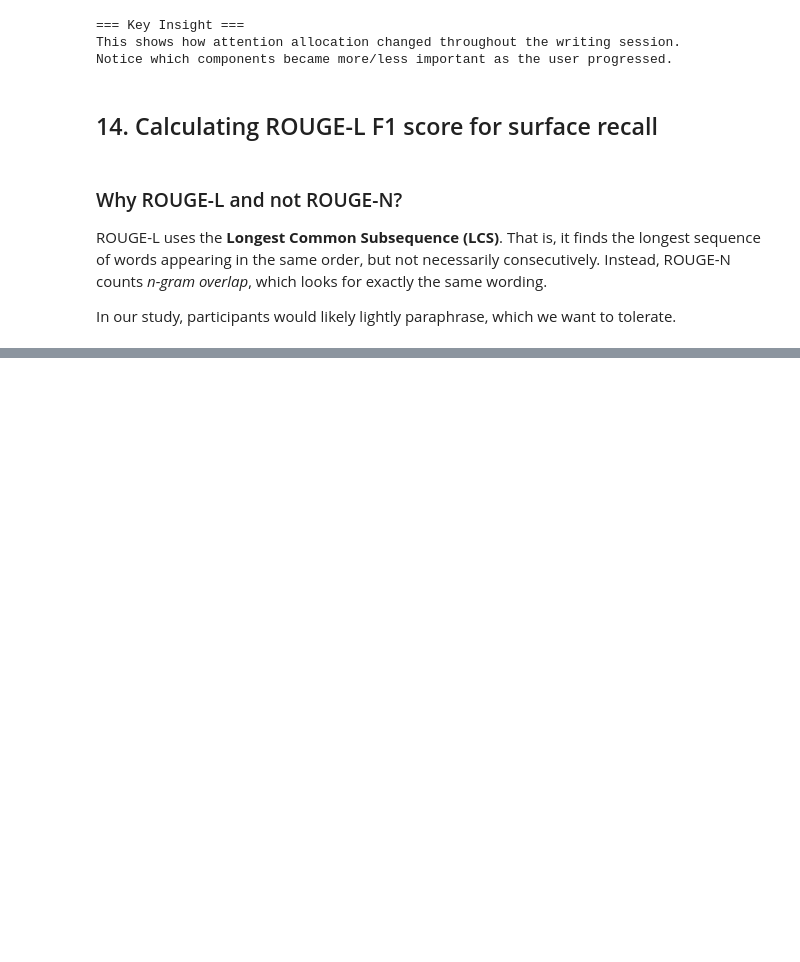
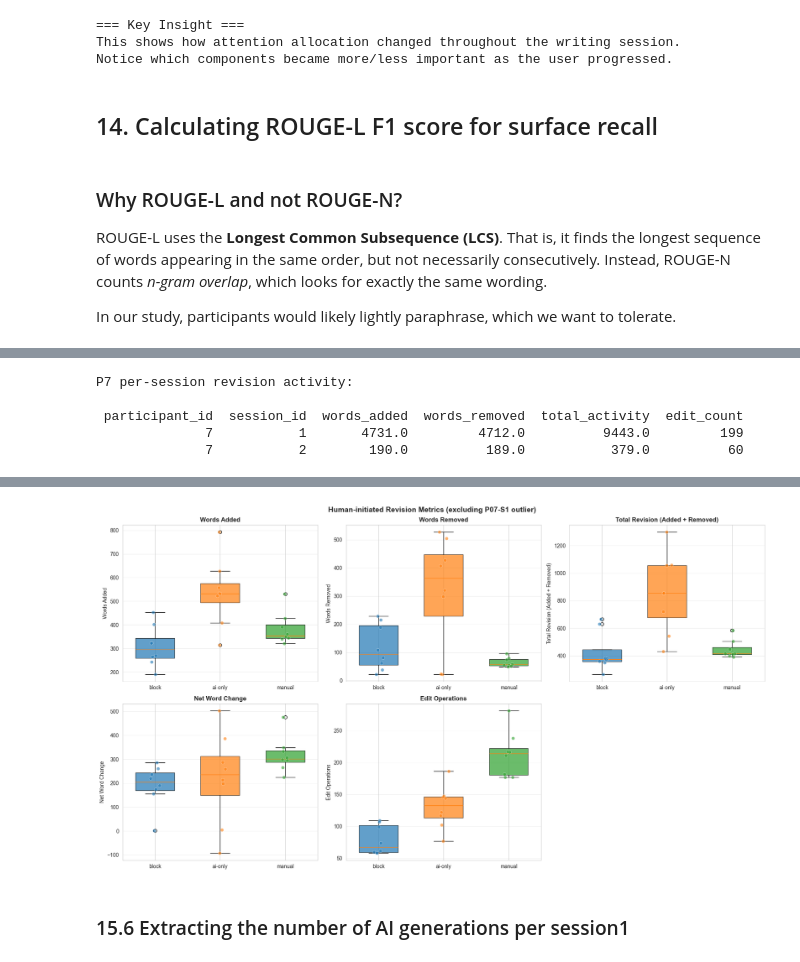
Before and after one commit to diceky/block-writing-tool, a Jupyter notebook: data-analysis/analysis.ipynb, the cells around one changed output, grey strips where cells are left out. Drawn from its saved outputs; the diff is of its cells as text; code cells hidden in the pictures; blank space fills up the shorter version.

```diff
--- a/data-analysis/analysis.ipynb
+++ b/data-analysis/analysis.ipynb
@@ -1574,0 +2666,74 @@ ROUGE-L Recall: 0.889
+# %%
+# P7 session-level breakdown
+p7_sessions = session_rev[session_rev['participant_id'] == 7][['participant_id', 'session_id', 'words_added', 'words_removed', 'total_activity', 'edit_count']]
+print("P7 per-session revision activity:\n")
+print(p7_sessions.to_string(index=False))
+# %% [output]
+P7 per-session revision activity:
+
+ participant_id  session_id  words_added  words_removed  total_activity  edit_count
+              7           1       4731.0         4712.0          9443.0         199
+              7           2        190.0          189.0           379.0          60
+# %%
+# === Sensitivity analysis: exclude P7 session 1 as outlier ===
+print("=== Revision Metrics EXCLUDING P07-S1 outlier ===\n")
+
+# Filter out P7 session 1 from session-level data, then re-aggregate per participant
+session_rev_excl = session_rev[~((session_rev['participant_id'] == 7) & (session_rev['session_id'] == 1))]
+participant_rev_excl = session_rev_excl.groupby(['participant_id', 'condition']).agg(
+    words_added=('words_added', 'mean'),
+    words_removed=('words_removed', 'mean'),
+    net_change=('net_change', 'mean'),
+    total_activity=('total_activity', 'mean'),
+    edit_count=('edit_count', 'mean'),
+).reset_index()
+
+# Note: P7 now only has session 2 data (379 total_activity)
+print("P7 after exclusion:")
+print(participant_rev_excl[participant_rev_excl['participant_id'] == 7][['participant_id', 'total_activity']].to_string(index=False))
+print()
+
+for metric, label in rev_metrics:
+    print(f"\n{'─'*50}")
+    print(f"  {label}")
+    print(f"{'─'*50}")
+    desc = participant_rev_excl.groupby('condition')[metric].agg(['count', 'mean', 'std', 'median']).round(1)
+    print(desc)
+    groups = [g[metric].dropna().values for _, g in participant_rev_excl.groupby('condition')]
+    valid_groups = [g for g in groups if len(g) >= 2]
+    if len(valid_groups) >= 2:
+        h_stat, p_val = stats.kruskal(*valid_groups)
+        print(f"  Kruskal-Wallis: H={h_stat:.3f}, p={p_val:.4f} {'*' if p_val < 0.05 else ''}")
+        if p_val < 0.05:
+            conds = list(participant_rev_excl['condition'].unique())
+            for i in range(len(conds)):
+                for j in range(i + 1, len(conds)):
+                    g1 = participant_rev_excl[participant_rev_excl['condition'] == conds[i]][metric].dropna()
+                    g2 = participant_rev_excl[participant_rev_excl['condition'] == conds[j]][metric].dropna()
+                    if len(g1) >= 2 and len(g2) >= 2:
+                        u, p = stats.mannwhitneyu(g1, g2, alternative='two-sided')
+                        print(f"    {conds[i]} vs {conds[j]}: U={u:.1f}, p={p:.4f} {'*' if p < 0.05 else ''}")
+
+# Visualization
+fig, axes = plt.subplots(2, 3, figsize=(18, 10))
+axes = axes.flatten()
+for ax, (metric, label) in zip(axes, rev_metrics):
+    data = [participant_rev_excl[participant_rev_excl['condition'] == c][metric].dropna().values for c in condition_order]
+    bp = ax.boxplot(data, labels=condition_order, patch_artist=True, widths=0.6)
+    for patch, c in zip(bp['boxes'], condition_order):
+        patch.set_facecolor(cond_colors[c])
+        patch.set_alpha(0.7)
+    for i, (d, c) in enumerate(zip(data, condition_order)):
+        ax.scatter(np.random.normal(i + 1, 0.04, len(d)), d, color=cond_colors[c],
+                   alpha=0.6, zorder=3, s=40, edgecolors='white', linewidths=0.5)
+    ax.set_title(label, fontweight='bold')
+    ax.set_ylabel(label)
+    ax.grid(axis='y', alpha=0.3)
+
+if len(rev_metrics) < len(axes):
+    for extra_ax in axes[len(rev_metrics):]:
+        extra_ax.set_visible(False)
+
+plt.suptitle('Human-initiated Revision Metrics (excluding P07-S1 outlier)', fontsize=14, fontweight='bold')
+plt.tight_layout()
+# %% [output]
@@ -1574,0 +2757,3 @@ ROUGE-L Recall: 0.889
+[figure, added]
+# %% [markdown]
+### 15.6 Extracting the number of AI generations per session1
```
Also changed, not shown: parts of 34 cells of this notebook.
